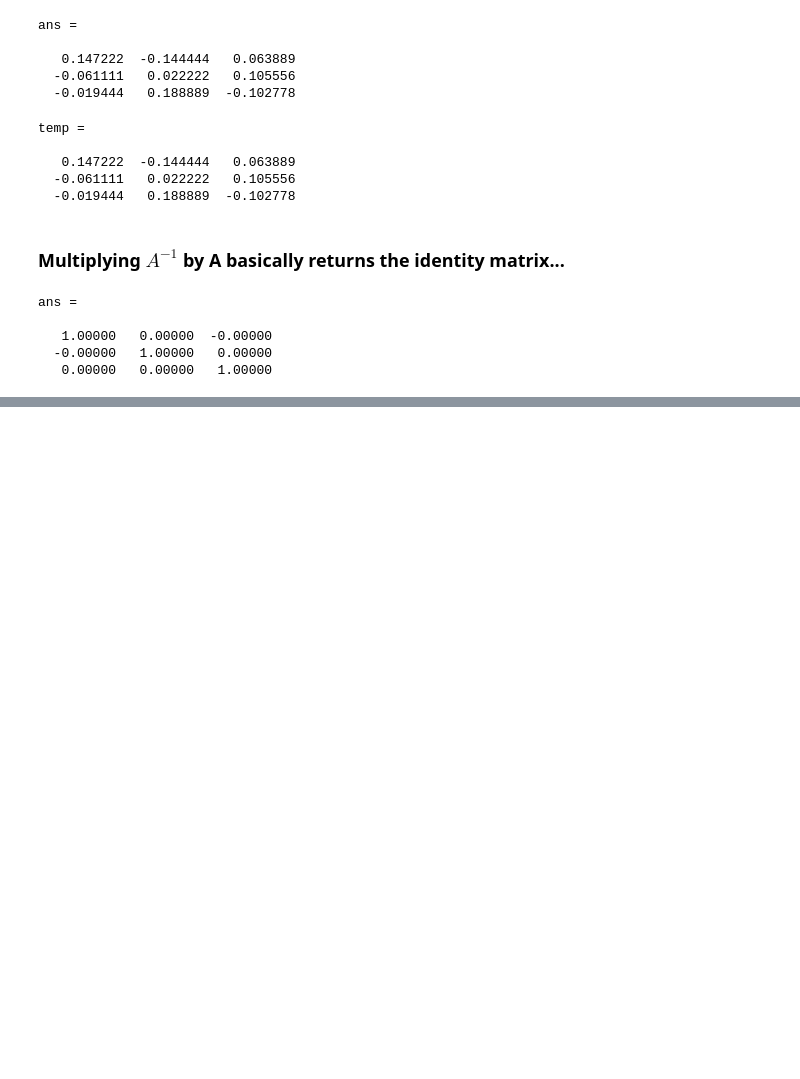
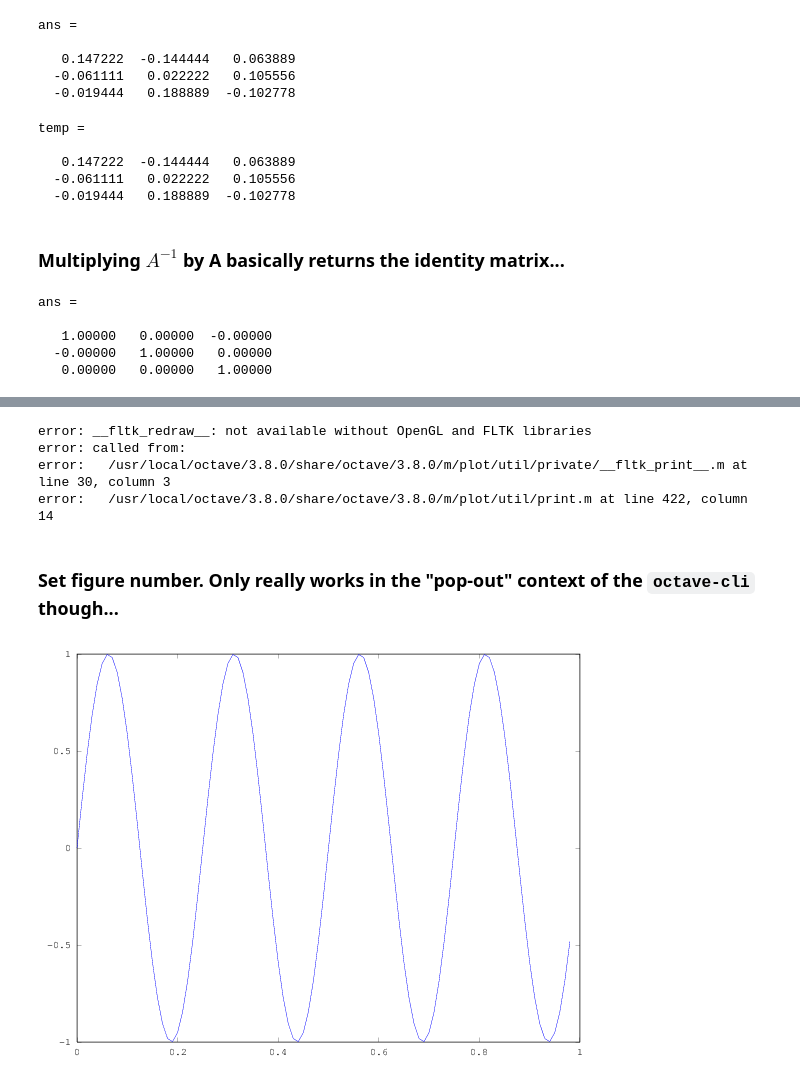
Before and after one commit to flizzer/Coursera_MachineLearning, a Jupyter notebook: MultivariateLinearRegression (Week 2).ipynb, the cells around one changed output, grey strips where cells are left out. Cells and saved outputs as stored; diff of their text form; code cells hidden in the pictures; blank space fills up the shorter version.

````diff
--- a/MultivariateLinearRegression (Week 2).ipynb
+++ b/MultivariateLinearRegression (Week 2).ipynb
@@ -778,0 +835,13 @@ ans =
+# %%
+print -dpng 'myPlot.png'
+# %% [output]
+error: __fltk_redraw__: not available without OpenGL and FLTK libraries
+error: called from:
+error:   /usr/local/octave/3.8.0/share/octave/3.8.0/m/plot/util/private/__fltk_print__.m at line 30, column 3
+error:   /usr/local/octave/3.8.0/share/octave/3.8.0/m/plot/util/print.m at line 422, column 14
+# %% [markdown]
+### Set figure number.  Only really works in the "pop-out" context of the ```octave-cli``` though...
+# %%
+figure(1); plot(t,y1);
+# %% [output]
+[figure, added]
````
Also changed, not shown: parts of 54 cells of this notebook, 2 other files.
